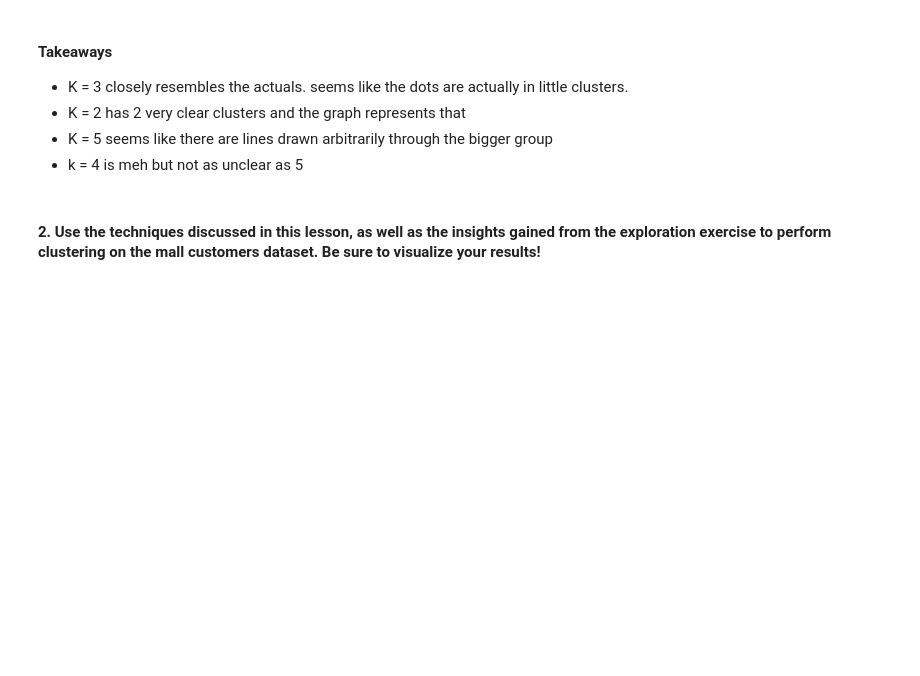
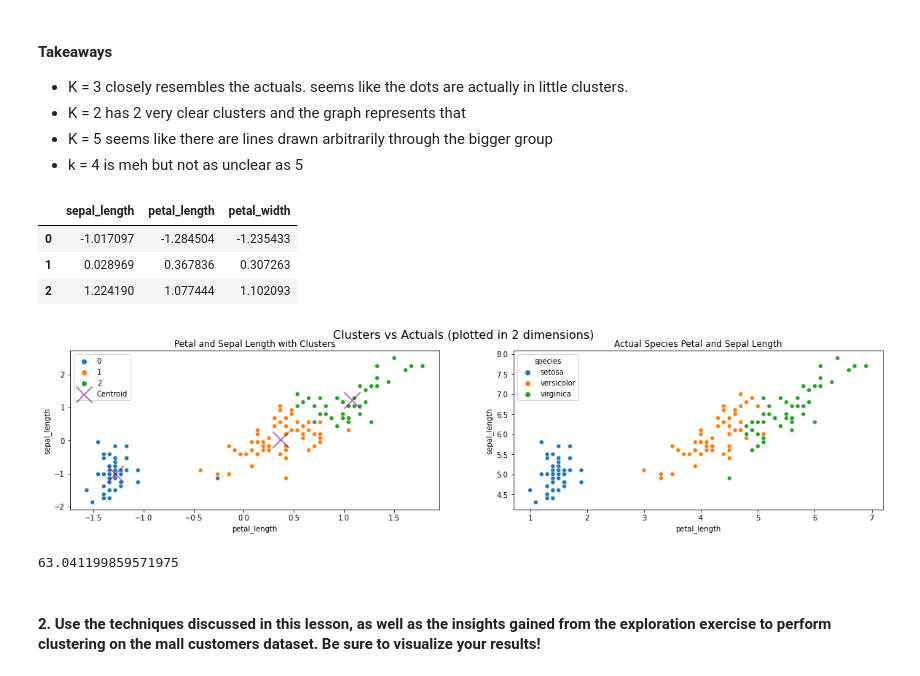
Before and after one commit to HeatherOrtegaMcMillan/clustering-exercises, a Jupyter notebook: modeling.ipynb, the cells around one changed output. Drawn from its saved outputs; the diff is of its cells as text; code cells hidden in the pictures; blank space fills up the shorter version.

```diff
--- a/modeling.ipynb
+++ b/modeling.ipynb
@@ -120,2 +142,48 @@ for ax, k in zip(axs.ravel(), range(2, 6)):
+# %%
+# use function to scale new features
+X_scaled2, scaler2 = scale_this(X_df, StandardScaler())
+# %%
+# Define thing
+kmeans = KMeans(n_clusters=3, random_state=713)
+
+#Fit Thing
+kmeans.fit(X_scaled2)
+
+#Use thing (using == predicting)
+
+X_scaled2['clusters'] = kmeans.predict(X_scaled2)
+# %%
+centroids_scaled2 = pd.DataFrame(kmeans.cluster_centers_, columns=['sepal_length', 'petal_length', 'petal_width'])
+centroids_scaled2
+# %% [output]
+|  | sepal_length | petal_length | petal_width |
+| 0 | -1.017097 | -1.284504 | -1.235433 |
+| 1 | 0.028969 | 0.367836 | 0.307263 |
+| 2 | 1.224190 | 1.077444 | 1.102093 |
+# %%
+# plot scatters of actuals vs cluster predictions
+# only use 2 dimensions eventhough kmeans is using 3 dimensions
+
+
+plt.figure(figsize=(20,4))
+plt.subplot(1,2,1)
+sns.scatterplot(x = 'petal_length', y = 'sepal_length', data = X_scaled2, hue= 'clusters', palette='tab10')
+sns.scatterplot(x = 'petal_length', y = 'sepal_length', data = centroids_scaled2, color = 'purple',
+               s = 500, marker = 'x', alpha = .6, label = 'Centroid')
+plt.title('Petal and Sepal Length with Clusters')
+
+
+plt.subplot(1,2,2)
+sns.scatterplot(x = 'petal_length', y = 'sepal_length', data = df, hue= 'species')
+plt.title('Actual Species Petal and Sepal Length')
+plt.suptitle('Clusters vs Actuals (plotted in 2 dimensions)', fontsize=16)
+
+plt.show()
+# %% [output]
+[figure, added]
+# %%
+kmeans.inertia_
+# %% [output]
+63.041199859571975
 # %% [markdown]
 #### 2. Use the techniques discussed in this lesson, as well as the insights gained from the exploration exercise to perform clustering on the mall customers dataset. Be sure to visualize your results!
```
Also changed, not shown: parts of 28 cells of this notebook.
